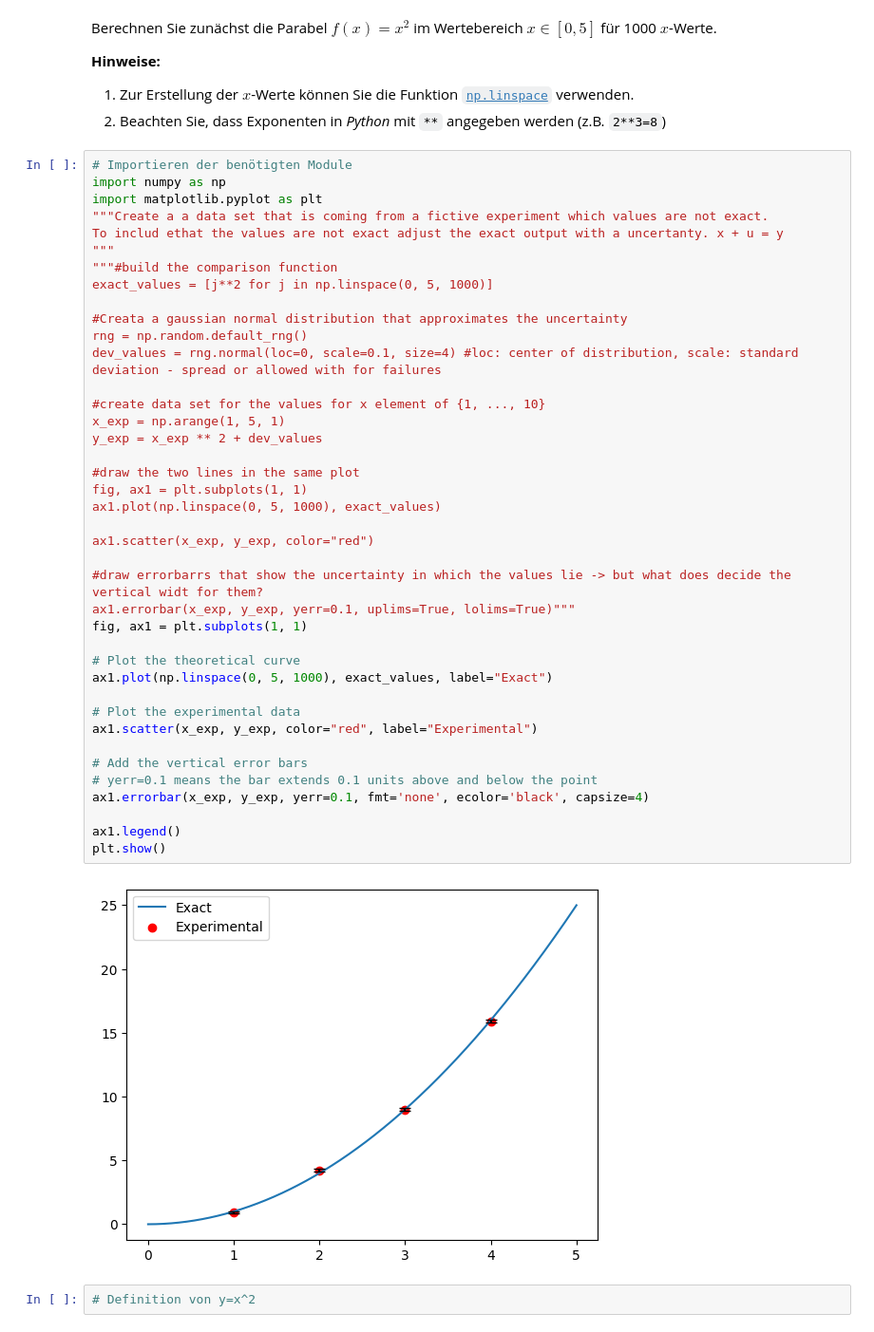
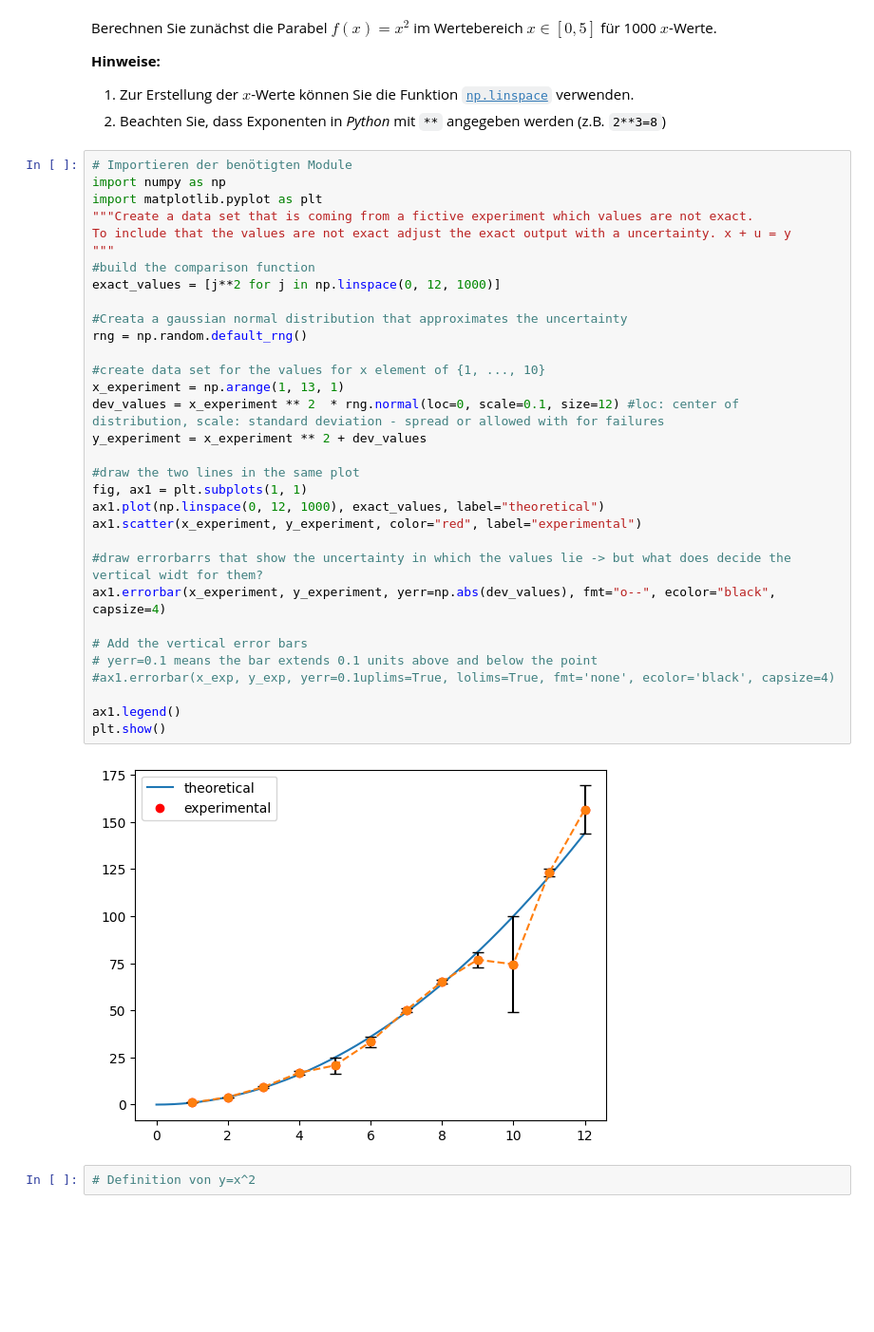
Before and after one commit to jrlk000/CgDa, a Jupyter notebook: SS25/Blatt01.ipynb, the cells around one changed output. Shown at 95% size. Cells and saved outputs as stored; diff of their text form; blank space fills up the shorter version.

```diff
--- a/SS25/Blatt01.ipynb
+++ b/SS25/Blatt01.ipynb
@@ -112,45 +112,37 @@ Berechnen Sie zunächst die Parabel $f(x)=x^2$ im Wertebereich $x \in [0, 5]$ f
 # %%
 # Importieren der benötigten Module
 import numpy as np
 import matplotlib.pyplot as plt
-"""Create a a data set that is coming from a fictive experiment which values are not exact.
-To includ ethat the values are not exact adjust the exact output with a uncertanty. x + u = y
+"""Create a data set that is coming from a fictive experiment which values are not exact.
+To include that the values are not exact adjust the exact output with a uncertainty. x + u = y
 """
-"""#build the comparison function
-exact_values = [j**2 for j in np.linspace(0, 5, 1000)]
+#build the comparison function
+exact_values = [j**2 for j in np.linspace(0, 12, 1000)]
 
 #Creata a gaussian normal distribution that approximates the uncertainty
 rng = np.random.default_rng()
-dev_values = rng.normal(loc=0, scale=0.1, size=4) #loc: center of distribution, scale: standard deviation - spread or allowed with for failures
 
 #create data set for the values for x element of {1, ..., 10}
-x_exp = np.arange(1, 5, 1)
-y_exp = x_exp ** 2 + dev_values
+x_experiment = np.arange(1, 13, 1)
+dev_values = x_experiment ** 2  * rng.normal(loc=0, scale=0.1, size=12) #loc: center of distribution, scale: standard deviation - spread or allowed with for failures
+y_experiment = x_experiment ** 2 + dev_values
 
 #draw the two lines in the same plot
 fig, ax1 = plt.subplots(1, 1)
-ax1.plot(np.linspace(0, 5, 1000), exact_values)
-
-ax1.scatter(x_exp, y_exp, color="red")
+ax1.plot(np.linspace(0, 12, 1000), exact_values, label="theoretical")
+ax1.scatter(x_experiment, y_experiment, color="red", label="experimental")
 
 #draw errorbarrs that show the uncertainty in which the values lie -> but what does decide the vertical widt for them?
-ax1.errorbar(x_exp, y_exp, yerr=0.1, uplims=True, lolims=True)"""
-fig, ax1 = plt.subplots(1, 1)
-
-# Plot the theoretical curve
-ax1.plot(np.linspace(0, 5, 1000), exact_values, label="Exact")
-
-# Plot the experimental data
-ax1.scatter(x_exp, y_exp, color="red", label="Experimental")
+ax1.errorbar(x_experiment, y_experiment, yerr=np.abs(dev_values), fmt="o--", ecolor="black", capsize=4)
 
 # Add the vertical error bars
 # yerr=0.1 means the bar extends 0.1 units above and below the point
-ax1.errorbar(x_exp, y_exp, yerr=0.1, fmt='none', ecolor='black', capsize=4)
+#ax1.errorbar(x_exp, y_exp, yerr=0.1uplims=True, lolims=True, fmt='none', ecolor='black', capsize=4)
 
 ax1.legend()
 plt.show()
 # %% [output]
-[figure, old version]
+[figure, new version]
 # %%
 # Definition von y=x^2
 # %% [markdown]
```
Also changed, not shown: parts of 8 cells of this notebook, 2 other files.
